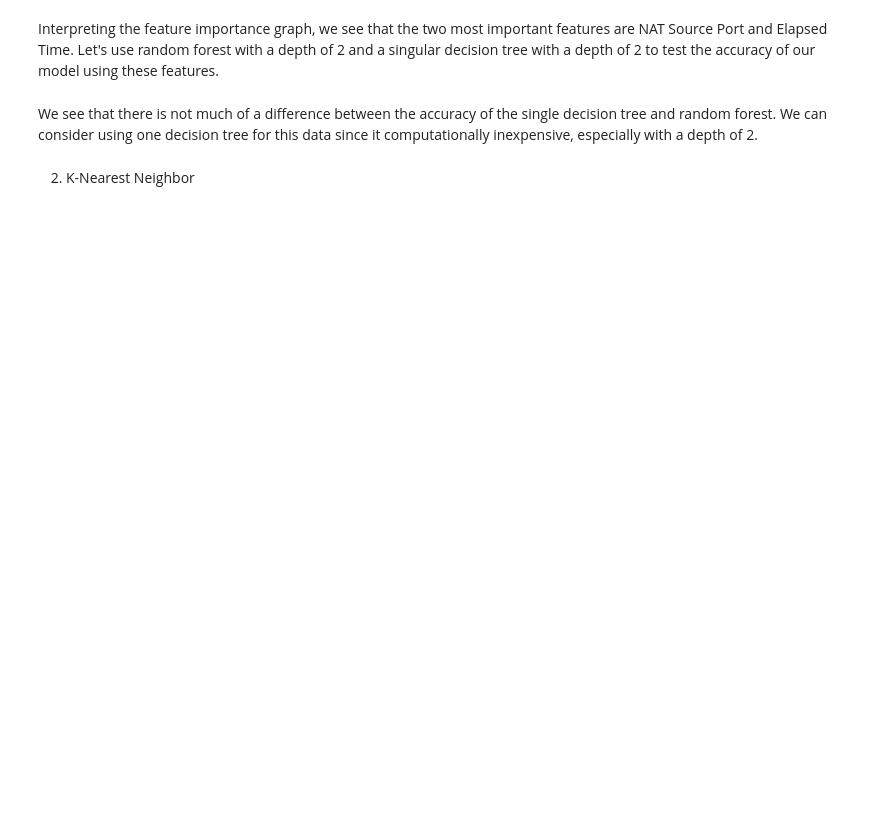
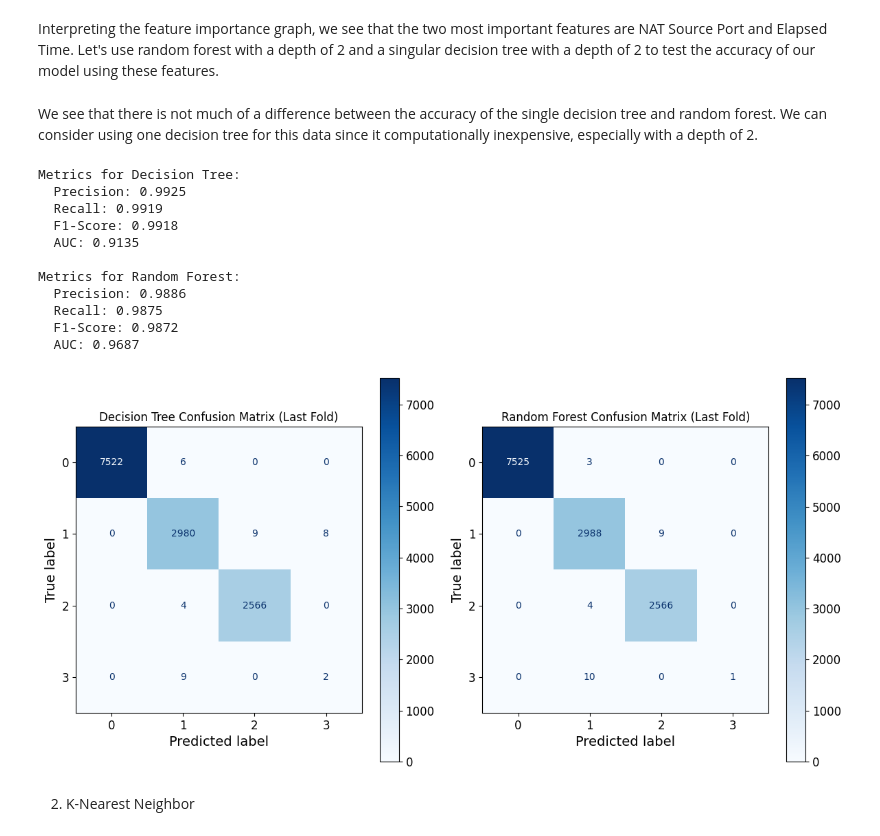
Before and after one commit to JeremiahHerring/Predict-Firewall-Actions, a Jupyter notebook: 4 or more ML Classifiers.ipynb, the cells around one changed output. Drawn from its saved outputs; the diff is of its cells as text; code cells hidden in the pictures; blank space fills up the shorter version.

```diff
--- a/4 or more ML Classifiers.ipynb
+++ b/4 or more ML Classifiers.ipynb
@@ -108,11 +157,17 @@ Interpreting the feature importance graph, we see that the two most important fe
 # %% [markdown]
 We see that there is not much of a difference between the accuracy of the single decision tree and random forest. We can consider using one decision tree for this data since it computationally inexpensive, especially with a depth of 2.
 # %%
+from sklearn.metrics import precision_score, recall_score, f1_score, roc_auc_score, confusion_matrix, ConfusionMatrixDisplay
+
+
 # Initialize lists to store metrics and confusion matrices
 tree_metrics = []
 rf_metrics = []
 tree_conf_matrices = []
 rf_conf_matrices = []
+
+tree_model = DecisionTreeClassifier()
+rf_model = RandomForestClassifier()
 
 for train_index, test_index in skf.split(X, y):
     # Split data
@@ -146,33 +201,46 @@ for train_index, test_index in skf.split(X, y):
     rf_metrics.append((rf_precision, rf_recall, rf_f1, rf_auc))
 
 # Calculate averages across folds for both models
 tree_avg_metrics = pd.DataFrame(tree_metrics, columns=["Precision", "Recall", "F1-Score", "AUC"]).mean()
 rf_avg_metrics = pd.DataFrame(rf_metrics, columns=["Precision", "Recall", "F1-Score", "AUC"]).mean()
 
 # Print average metrics for both models
 print("Metrics for Decision Tree:")
 print(f"  Precision: {tree_avg_metrics['Precision']:.4f}")
 print(f"  Recall: {tree_avg_metrics['Recall']:.4f}")
 print(f"  F1-Score: {tree_avg_metrics['F1-Score']:.4f}")
 print(f"  AUC: {tree_avg_metrics['AUC']:.4f}")
 print()
 print("Metrics for Random Forest:")
 print(f"  Precision: {rf_avg_metrics['Precision']:.4f}")
 print(f"  Recall: {rf_avg_metrics['Recall']:.4f}")
 print(f"  F1-Score: {rf_avg_metrics['F1-Score']:.4f}")
 print(f"  AUC: {rf_avg_metrics['AUC']:.4f}")
 
 # Display confusion matrices for the last fold
 fig, axes = plt.subplots(1, 2, figsize=(12, 6))
 
 ConfusionMatrixDisplay(tree_conf_matrices[-1], display_labels=tree_model.classes_).plot(ax=axes[0], cmap="Blues")
 axes[0].set_title("Decision Tree Confusion Matrix (Last Fold)")
 
 ConfusionMatrixDisplay(rf_conf_matrices[-1], display_labels=rf_model.classes_).plot(ax=axes[1], cmap="Blues")
 axes[1].set_title("Random Forest Confusion Matrix (Last Fold)")
 
 plt.tight_layout()
 plt.show()
+# %% [output]
+Metrics for Decision Tree:
+  Precision: 0.9925
+  Recall: 0.9919
+  F1-Score: 0.9918
+  AUC: 0.9135
+
+Metrics for Random Forest:
+  Precision: 0.9886
+  Recall: 0.9875
+  F1-Score: 0.9872
+  AUC: 0.9687
+[figure, added]
 # %% [markdown]
 2. K-Nearest Neighbor
 # %%
```
Also changed, not shown: parts of 13 cells of this notebook.
